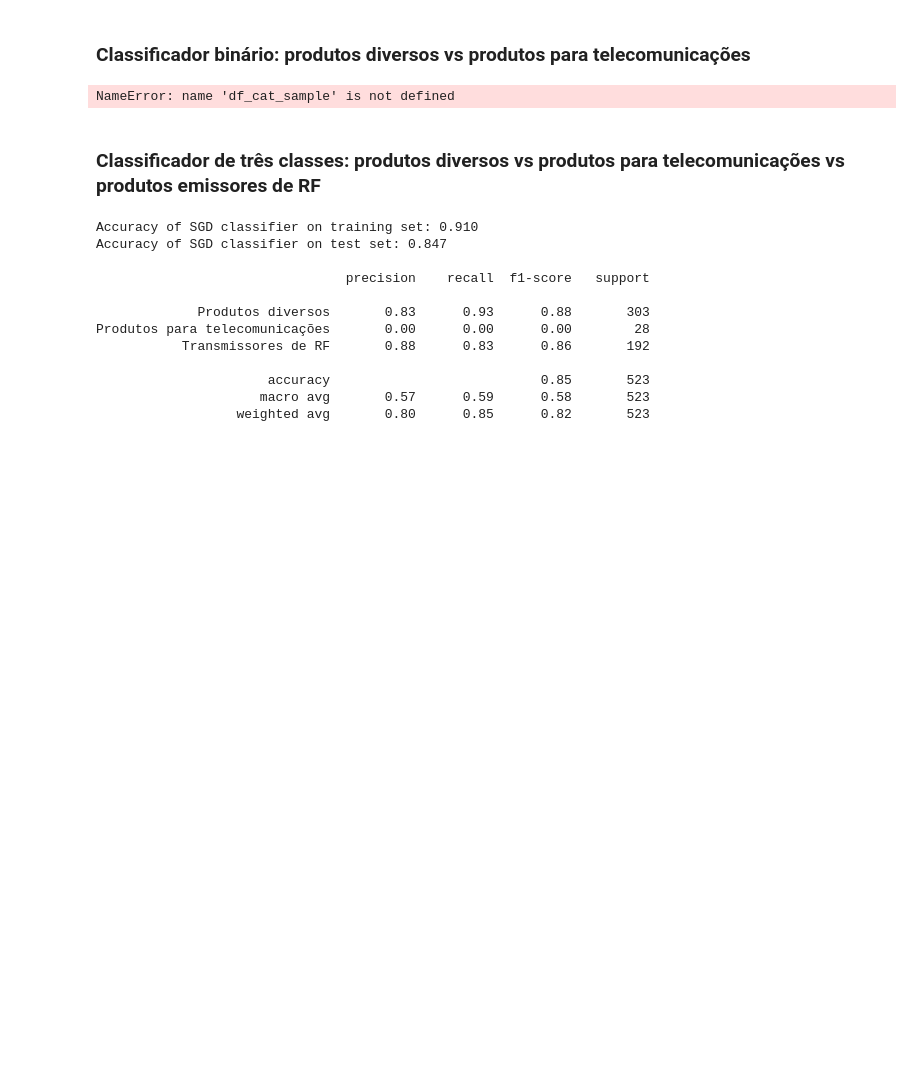
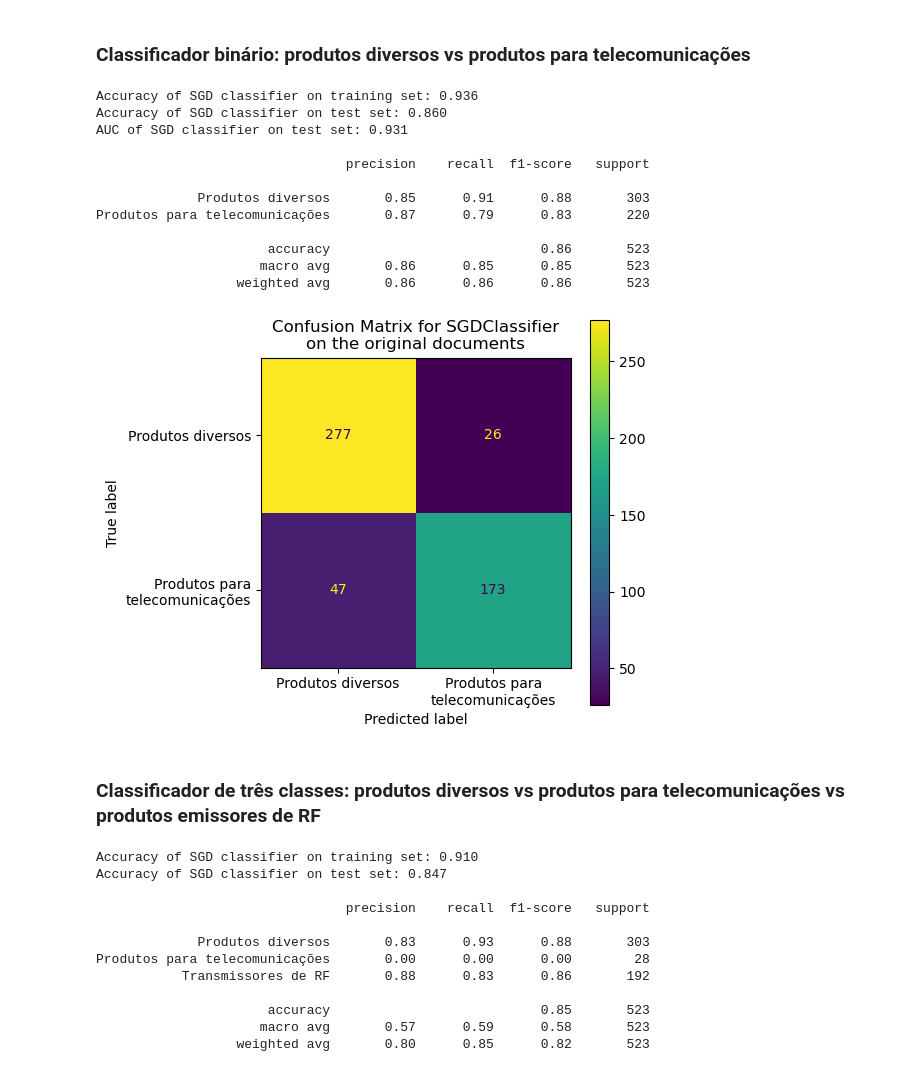
Before and after one commit to InovaFiscaliza/dados-pacp, a Jupyter notebook: notebooks/09_consolidate_analysis_amazon.ipynb, the cells around one changed output. Drawn from its saved outputs; the diff is of its cells as text; code cells hidden in the pictures; blank space fills up the shorter version.

```diff
--- a/notebooks/09_consolidate_analysis_amazon.ipynb
+++ b/notebooks/09_consolidate_analysis_amazon.ipynb
@@ -522,8 +522,8 @@ https://medium.com/@ejunior029/principais-m%C3%A9tricas-de-classifica%C3%A7%C3%A
 # %% [markdown]
 ### Classificador binário: produtos diversos vs produtos para telecomunicações
 # %%
-X = df_cat_sample['doc']
-y = df_cat_sample['telecom_product']
+X = df_amazon_labeled_samples['doc']
+y = df_amazon_labeled_samples['telecom_product']
 
 target_names = ['Produtos diversos', 'Produtos para telecomunicações']
 target_names_confusion = ['Produtos diversos', 'Produtos para\ntelecomunicações']
@@ -533,34 +533,46 @@ X_train, X_test, y_train, y_test = train_test_split(X, y, test_size=0.25, random
 tfidf_vectorizer = TfidfVectorizer(tokenizer=tokenizer)
 X_train_tfidf = tfidf_vectorizer.fit_transform(X_train)
 X_test_tfidf = tfidf_vectorizer.transform(X_test)
 
 clf_sgd_telecom = SGDClassifier(loss='log_loss', penalty='l2',
                                 alpha=1e-3, random_state=42,
                                 max_iter=5, tol=None)
 
 clf_sgd_telecom.fit(X_train_tfidf, y_train)
 
 # persist model
 dump(clf_sgd_telecom, '../models/clf_sgd_telecom.joblib')
 
 predicted = clf_sgd_telecom.predict(X_test_tfidf)
 print('Accuracy of SGD classifier on training set: {:.3f}'
      .format(clf_sgd_telecom.score(X_train_tfidf, y_train)))
 print('Accuracy of SGD classifier on test set: {:.3f}'
      .format(clf_sgd_telecom.score(X_test_tfidf, y_test)))
 print('AUC of SGD classifier on test set: {:.3f}'
      .format(roc_auc_score(y_test,clf_sgd_telecom.predict_proba(X_test_tfidf)[:,1])))
 
 print()
 print(classification_report(y_test, predicted, target_names=target_names))
 
 fig, ax = plt.subplots(figsize=(5, 5))
 ConfusionMatrixDisplay.from_predictions(y_test, predicted, ax=ax)
 ax.xaxis.set_ticklabels(target_names_confusion)
 ax.yaxis.set_ticklabels(target_names_confusion)
 _ = ax.set_title(f"Confusion Matrix for {clf_sgd_telecom.__class__.__name__}\non the original documents")
 # %% [output]
-NameError: name 'df_cat_sample' is not defined
+Accuracy of SGD classifier on training set: 0.936
+Accuracy of SGD classifier on test set: 0.860
+AUC of SGD classifier on test set: 0.931
+
+                                precision    recall  f1-score   support
+
+             Produtos diversos       0.85      0.91      0.88       303
+Produtos para telecomunicações       0.87      0.79      0.83       220
+
+                      accuracy                           0.86       523
+                     macro avg       0.86      0.85      0.85       523
+                  weighted avg       0.86      0.86      0.86       523
+[figure, added]
 # %% [markdown]
 ### Classificador de três classes: produtos diversos vs produtos para telecomunicações vs produtos emissores de RF
 # %%
```
Also changed, not shown: parts of 8 cells of this notebook, 47 other files.
